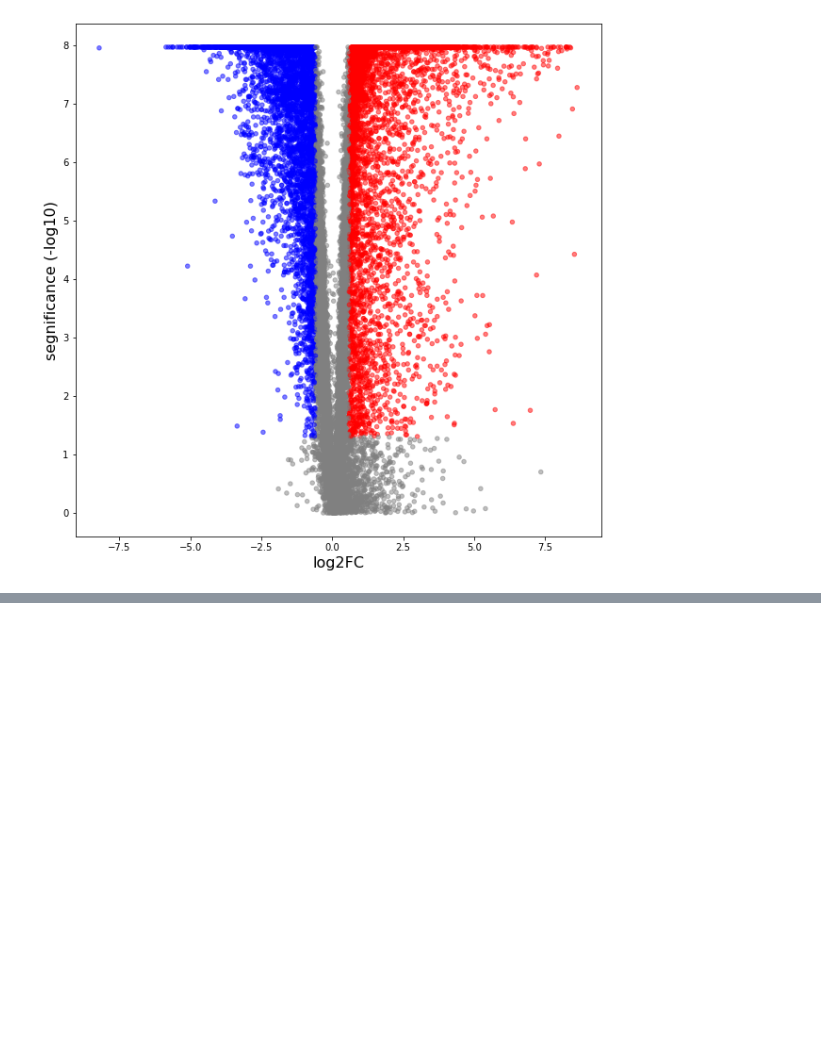
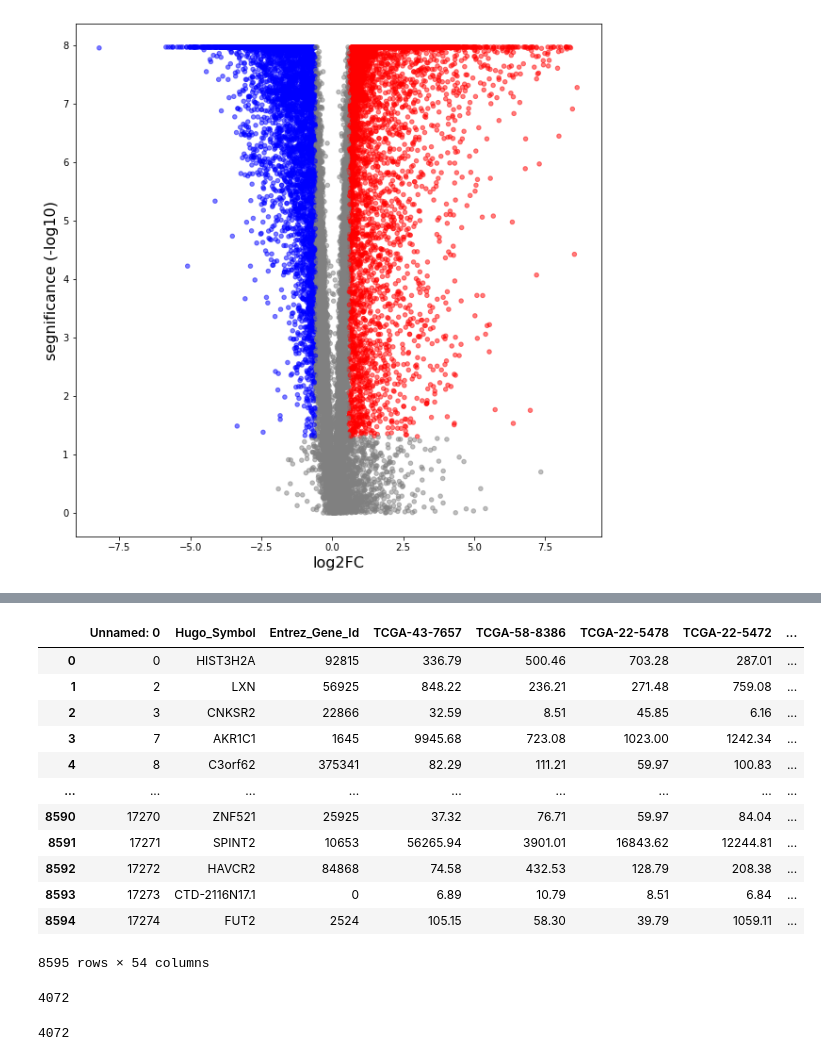
Before and after one commit to FatmaGad25/Bioinformatics_Final_project, a Jupyter notebook: FOLD_CHANGE - Copy.ipynb, the cells around one changed output, grey strips where cells are left out. Drawn from its saved outputs; the diff is of its cells as text; code cells hidden in the pictures; blank space fills up the shorter version.

```diff
--- a/FOLD_CHANGE - Copy.ipynb
+++ b/FOLD_CHANGE - Copy.ipynb
@@ -421,0 +441,30 @@ get_number_of_elements(cc)
+# %%
+cancer =pd.read_csv('cancerous_segnificant.txt', sep="\t", header=0)
+cancer
+# %% [output]
+|  | Unnamed: 0 | Hugo_Symbol | Entrez_Gene_Id | TCGA-43-7657 | TCGA-58-8386 | TCGA-22-5478 | TCGA-22-5472 | ... |
+| 0 | 0 | HIST3H2A | 92815 | 336.79 | 500.46 | 703.28 | 287.01 | ... |
+| 1 | 2 | LXN | 56925 | 848.22 | 236.21 | 271.48 | 759.08 | ... |
+| 2 | 3 | CNKSR2 | 22866 | 32.59 | 8.51 | 45.85 | 6.16 | ... |
+| 3 | 7 | AKR1C1 | 1645 | 9945.68 | 723.08 | 1023.00 | 1242.34 | ... |
+| 4 | 8 | C3orf62 | 375341 | 82.29 | 111.21 | 59.97 | 100.83 | ... |
+| ... | ... | ... | ... | ... | ... | ... | ... | ... |
+| 8590 | 17270 | ZNF521 | 25925 | 37.32 | 76.71 | 59.97 | 84.04 | ... |
+| 8591 | 17271 | SPINT2 | 10653 | 56265.94 | 3901.01 | 16843.62 | 12244.81 | ... |
+| 8592 | 17272 | HAVCR2 | 84868 | 74.58 | 432.53 | 128.79 | 208.38 | ... |
+| 8593 | 17273 | CTD-2116N17.1 | 0 | 6.89 | 10.79 | 8.51 | 6.84 | ... |
+| 8594 | 17274 | FUT2 | 2524 | 105.15 | 58.30 | 39.79 | 1059.11 | ... |
+8595 rows × 54 columns
+# %%
+def get_number_of_elements(list):
+    count = 0
+    for element in list:
+        if element =='r':
+            count += 1
+    print(count)
+    return count
+
+get_number_of_elements(cc)
+# %% [output]
+4072
+4072
```
Also changed, not shown: parts of 15 cells of this notebook.
